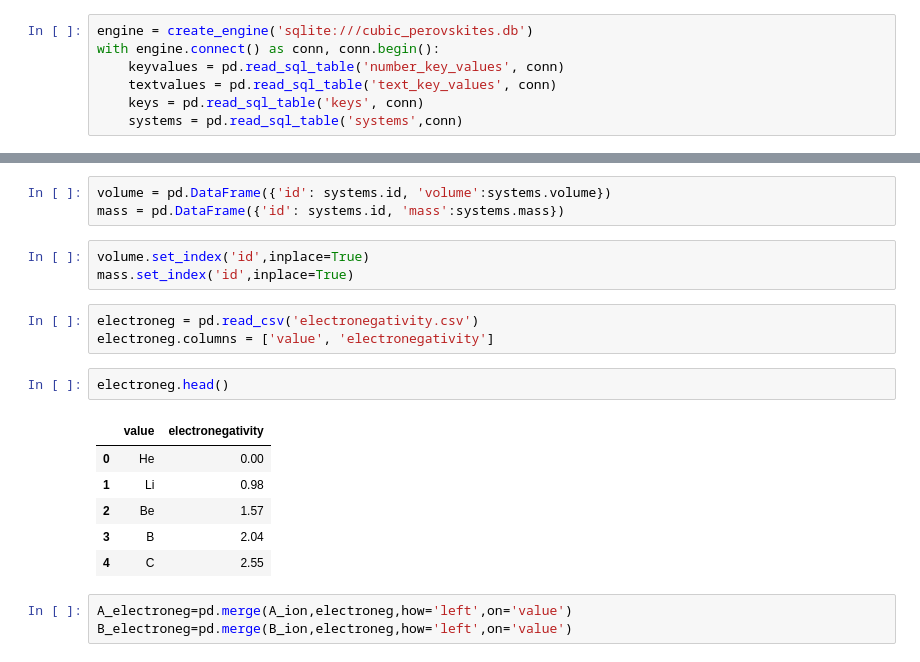
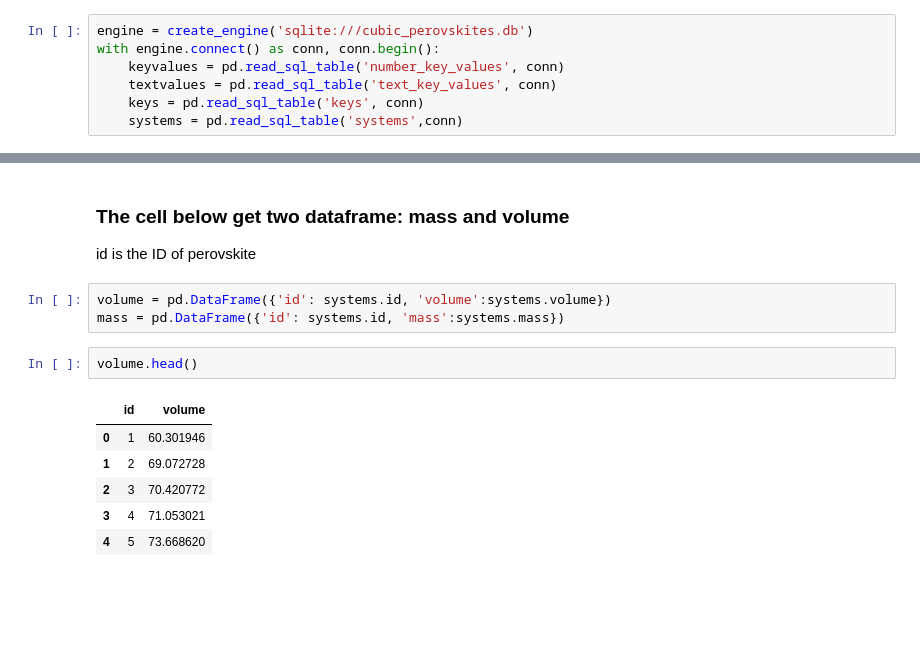
Before and after one commit to JiminQ/Perovskite, a Jupyter notebook: open database.ipynb, the cells around one changed output, grey strips where cells are left out. Saved outputs shown, nothing was run; the diff lists cells and outputs as text; blank space fills up the shorter version.

```diff
--- a/open database.ipynb
+++ b/open database.ipynb
@@ -30,21 +124,15 @@ anion = textvalues[(textvalues.key=='anion')]
+# %% [markdown]
+### The cell below get two dataframe: mass and volume
+id is the ID of perovskite
 # %%
 volume = pd.DataFrame({'id': systems.id, 'volume':systems.volume})
 mass = pd.DataFrame({'id': systems.id, 'mass':systems.mass})
-# %%
-volume.set_index('id',inplace=True)
-mass.set_index('id',inplace=True)
-# %%
-electroneg = pd.read_csv('electronegativity.csv')
-electroneg.columns = ['value', 'electronegativity']
 # %%
-electroneg.head()
+volume.head()
 # %% [output]
-|  | value | electronegativity |
-| 0 | He | 0.00 |
-| 1 | Li | 0.98 |
-| 2 | Be | 1.57 |
-| 3 | B | 2.04 |
-| 4 | C | 2.55 |
+|  | id | volume |
+| 0 | 1 | 60.301946 |
+| 1 | 2 | 69.072728 |
+| 2 | 3 | 70.420772 |
+| 3 | 4 | 71.053021 |
+| 4 | 5 | 73.668620 |
-# %%
-A_electroneg=pd.merge(A_ion,electroneg,how='left',on='value')
-B_electroneg=pd.merge(B_ion,electroneg,how='left',on='value')
```
Also changed, not shown: parts of 22 cells of this notebook.
